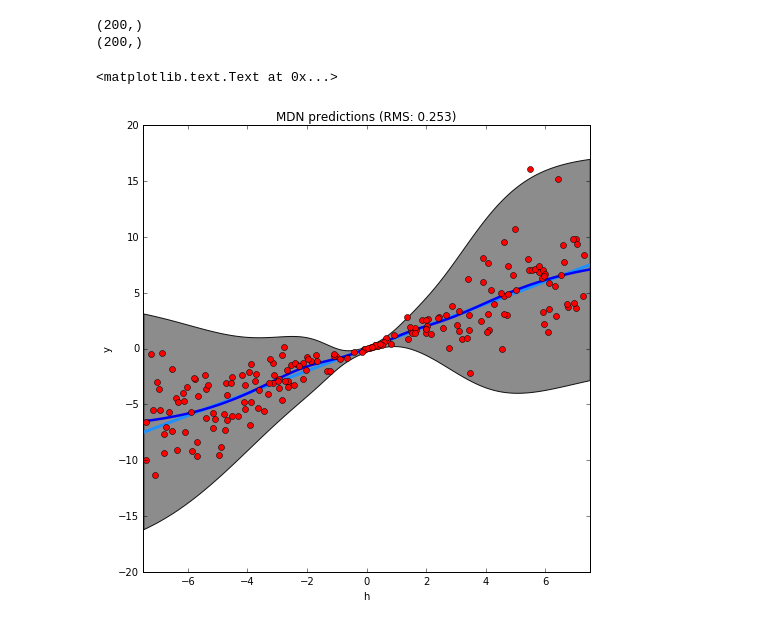
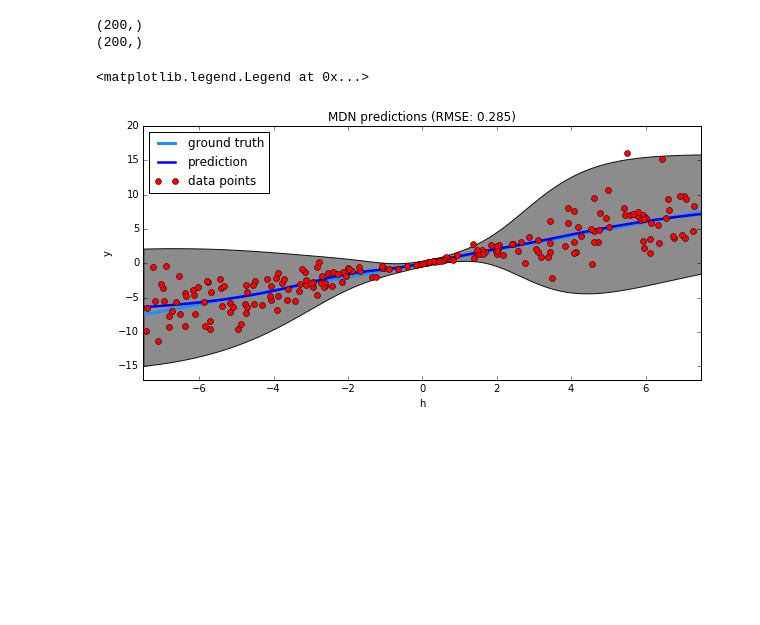
Before and after one commit to eaa3/aml_dl, a Jupyter notebook: src/aml_dl/mdn/notebooks/04_mdn_heteroscedastic_example.ipynb, the cells around one changed output. Saved outputs shown, nothing was run; the diff lists cells and outputs as text; code cells hidden in the pictures; blank space fills up the shorter version.

```diff
--- a/src/aml_dl/mdn/notebooks/04_mdn_heteroscedastic_example.ipynb
+++ b/src/aml_dl/mdn/notebooks/04_mdn_heteroscedastic_example.ipynb
@@ -210,11 +220,15 @@ plt.show()
 # %% [output]
 [figure]
 # %%
-iterations = 40
+iterations = 1600
 # %%
-mean_loss = []
-for i in range(40):
-    loss = model.train(x_train, y_train, iterations)
+
+# for i in range(epochs):
+#     loss = model.train(x_train, y_train, iterations)
+
+#     mean_loss[i] = np.mean(loss)
+
+loss = model.train(x_train, y_train, iterations)
 
 #     fig, mloss = test_and_plot(i, loss)
 #     mean_loss.append(np.mean(mloss))
@@ -276,44 +277,43 @@ print x_test.shape
 # %%
 stddev = 3.0#1.9600 #3.0
 
-fig2 = plt.figure(2, figsize=(8,8))
+fig2 = plt.figure(1, figsize=(10,10))
+
+ax = fig2.add_subplot(211)
+
 # plt.xlim([0,12])
 # plt.ylim([-7.5,3.0])
 plt.xlim([-7.5,7.5])
-ax = fig2.add_subplot(111)
-
-std = [float(np.sqrt(sig[0])) for sig in var_out]
-ypl = [float(mu-stddev*np.sqrt(sig[0])) for mu,sig in zip(mean_out,var_out)]
-yph = [float(mu+stddev*np.sqrt(sig[0])) for mu,sig in zip(mean_out,var_out)]
+plt.ylim([-17,20])
 
 
-ax.plot(x_true, y_true, 'dodgerblue', linewidth=3.0)
+
+ypl2 = [float(mu-stddev*np.sqrt(sig[0])) for mu,sig in zip(mean_out,var_out)]
+yph2 = [float(mu+stddev*np.sqrt(sig[0])) for mu,sig in zip(mean_out,var_out)]
 
 
-ax.fill_between(x_test.tolist(), ypl, yph, facecolor='grey', interpolate=True, alpha=0.9)
+ax.plot(x_true, y_true, 'dodgerblue', linewidth=3.0, label="ground truth")
 
-ax.plot(x_test.flatten(), mean_out.flatten(), color='b', linewidth=2.5)
+
+ax.fill_between(x_test.tolist(), ypl2, yph2, facecolor='grey', interpolate=True, alpha=0.9)
+
+ax.plot(x_test.flatten(), mean_out.flatten(), color='b', linewidth=2.5, label="prediction")
 
 colours = ['g','c','k','m','y']
 
 # for k in range(network_params['n_ensembles']):
 #     y_em = np.reshape(out_mus[k],(-1,))
 #     ax.plot(x_test, y_em, color=(np.random.rand(),np.random.rand(),np.random.rand()),linewidth=0.5)
 
 # plt.scatter(x_train,y_train)
-ax.plot(x_train, y_train, 'ro')
+ax.plot(x_train, y_train, 'ro', label="data points")
 
 plt.xlabel("h")
 plt.ylabel("y")
 
 error = np.sqrt(np.mean(np.square(mean_out.flatten()-y_true)))
-plt.title("MDN predictions (RMS: %0.3f)"%(error,))
-# plt.figure(3)
-# ax2 = fig.add_subplot(212)
-
-# plt.plot(x_test, std, color='g')
-
-# plt.show()
+plt.title("MDN predictions (RMSE: %0.3f)"%(error,))
+plt.legend(loc='upper left')
 # %% [output]
-<matplotlib.text.Text at 0x...>
+<matplotlib.legend.Legend at 0x...>
-[figure, old version]
+[figure, new version]
```
Also changed, not shown: parts of 9 cells of this notebook, 2 other files.
